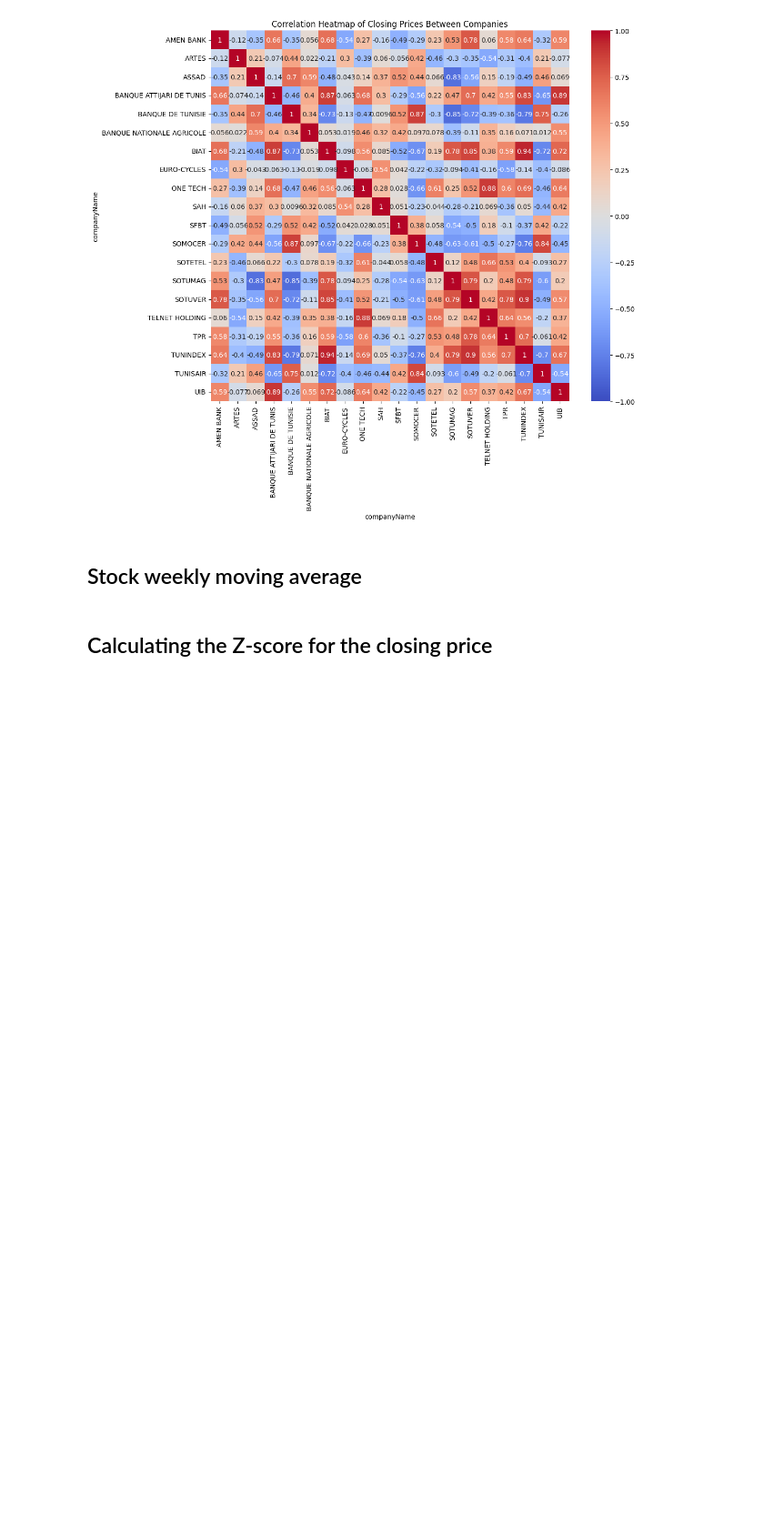
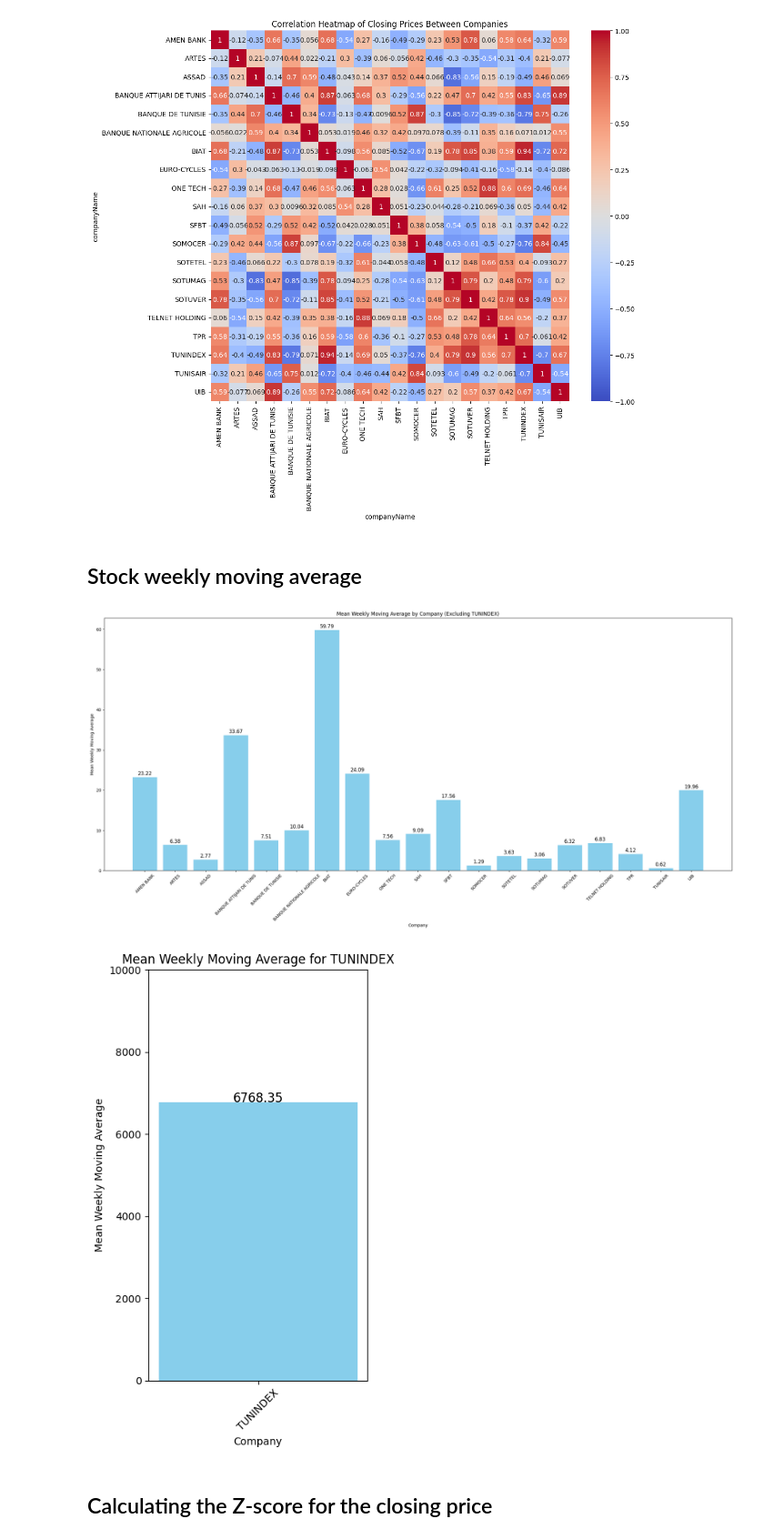
Before and after one commit to FirasKahlaoui/tunisia-stock-market, a Jupyter notebook: notebooks/Exploratory_Data_Analysis.ipynb, the cells around one changed output. Shown at 91% size. Drawn from its saved outputs; the diff is of its cells as text; code cells hidden in the pictures; blank space fills up the shorter version.

Commit message:
Plotting the mean weekly moving avg

```diff
--- a/notebooks/Exploratory_Data_Analysis.ipynb
+++ b/notebooks/Exploratory_Data_Analysis.ipynb
@@ -244,33 +261,71 @@ plt.show()
 required_columns = ['date', 'companyName', 'closingPrice']
 filtered_data = filtered_data[required_columns]
 
 # Set the date column as the index
 filtered_data.set_index('date', inplace=True)
 
 # Group by companyName and resample each group on a weekly basis, calculating the mean closing price
 weekly_data = filtered_data.groupby('companyName').resample('W').mean().reset_index()
 
 # Calculate the weekly moving average for each company
 weekly_data['weekly_moving_avg'] = weekly_data.groupby('companyName')['closingPrice'].transform(lambda x: x.rolling(window=4).mean())
 
 # Remove rows with NaN values in 'weekly_moving_avg' column
 weekly_data = weekly_data.dropna(subset=['weekly_moving_avg'])
 
 # Reset index to move 'date' back to a column
 filtered_data.reset_index(inplace=True)
 
 # Select the relevant columns
 output_data = weekly_data[['date', 'companyName', 'weekly_moving_avg']]
 
 # Save to CSV
 output_data.to_csv('./data/weekly_moving_avg.csv', index=False)
 
 # Compute the mean of the weekly moving averages for each company
 mean_weekly_moving_avg = weekly_data.groupby('companyName')['weekly_moving_avg'].mean().reset_index()
 mean_weekly_moving_avg.columns = ['companyName', 'mean_weekly_moving_avg']
 
 # Save to CSV
 mean_weekly_moving_avg.to_csv('./data/mean_weekly_moving_avg.csv', index=False)
+
+# Split data into two parts: excluding TUNINDEX and including only TUNINDEX
+mean_weekly_moving_avg_excluding_tunindex = mean_weekly_moving_avg[mean_weekly_moving_avg['companyName'] != 'TUNINDEX']
+mean_weekly_moving_avg_only_tunindex = mean_weekly_moving_avg[mean_weekly_moving_avg['companyName'] == 'TUNINDEX']
+
+# Plotting first bar chart (excluding TUNINDEX) with annotations
+plt.figure(figsize=(22, 11))
+
+# Loop through each bar and annotate with value
+for i, (company, mean_avg) in enumerate(zip(mean_weekly_moving_avg_excluding_tunindex['companyName'], mean_weekly_moving_avg_excluding_tunindex['mean_weekly_moving_avg'])):
+    plt.bar(company, mean_avg, color='skyblue')
+    plt.text(i, mean_avg + 0.5, f'{mean_avg:.2f}', ha='center', fontsize=12)
+
+plt.title('Mean Weekly Moving Average by Company (Excluding TUNINDEX)')
+plt.xlabel('Company')
+plt.ylabel('Mean Weekly Moving Average')
+plt.xticks(rotation=45)
+plt.tight_layout()
+plt.show()
+
+# Plotting second bar chart (TUNINDEX only) with annotations
+plt.figure(figsize=(4, 7))
+
+# Loop through each bar and annotate with value
+for i, (company, mean_avg) in enumerate(zip(mean_weekly_moving_avg_only_tunindex['companyName'], mean_weekly_moving_avg_only_tunindex['mean_weekly_moving_avg'])):
+    plt.bar(company, mean_avg, color='skyblue')
+    plt.text(i, mean_avg + 0.5, f'{mean_avg:.2f}', ha='center', fontsize=12)
+
+plt.title('Mean Weekly Moving Average for TUNINDEX')
+plt.xlabel('Company')
+plt.ylabel('Mean Weekly Moving Average')
+plt.xticks(rotation=45)
+plt.ylim(0,10000)
+plt.tight_layout()
+plt.show()
+# %% [output]
+[figure, added]
+[figure, added]
 # %% [markdown]
 ## Calculating the Z-score for the closing price
 # %%
```
Also changed, not shown: parts of 1 cell of this notebook.
